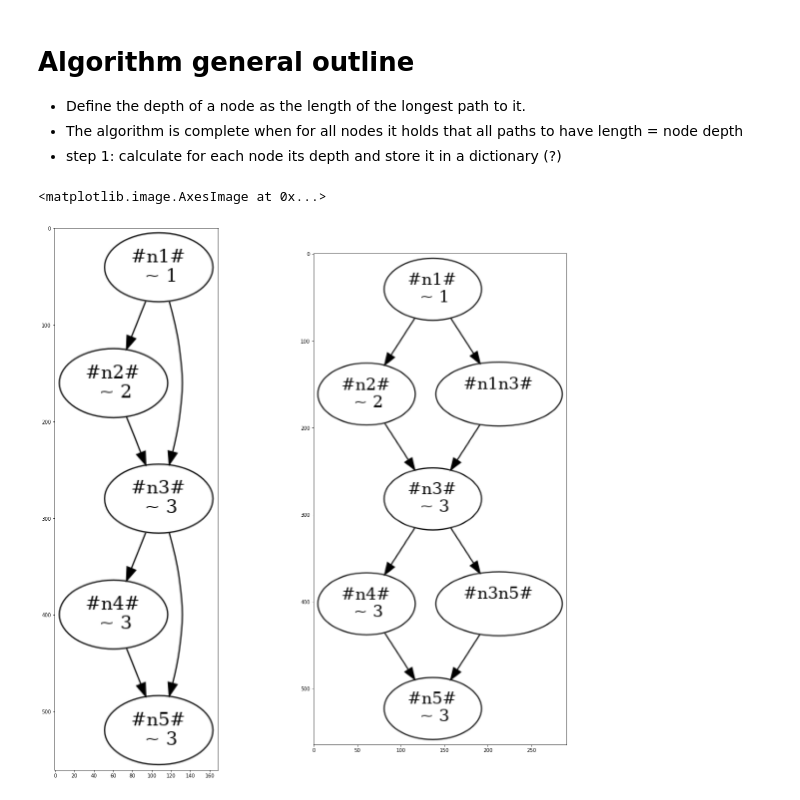
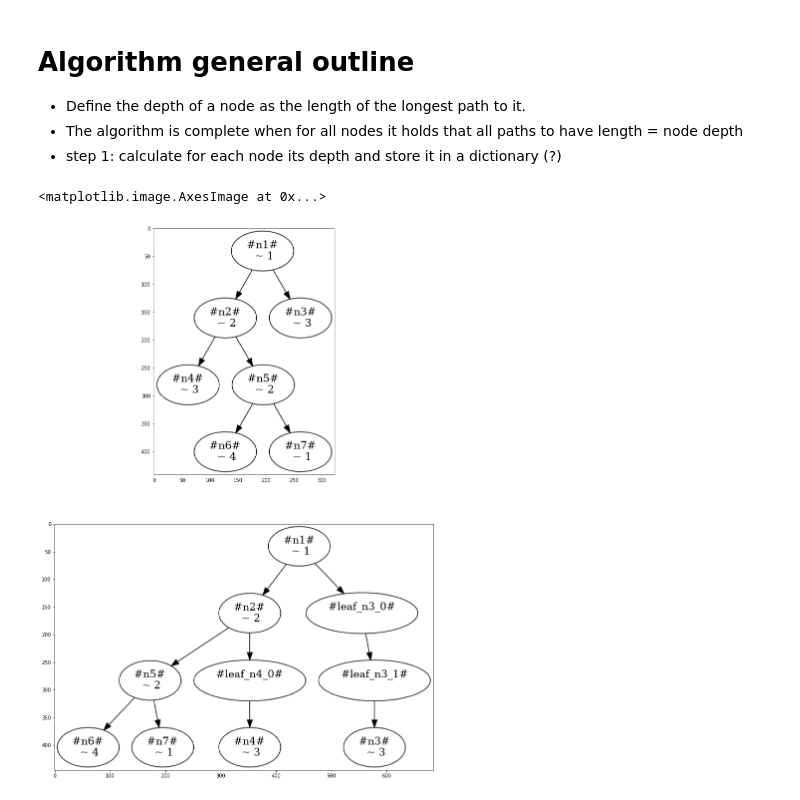
Before and after one commit to DBGilles/NemesisRetroWrite, a Jupyter notebook: retrowrite/rwtools/nemesis/archived_notebooks/insert_nodes_v2.ipynb, the cells around one changed output. Saved outputs shown, nothing was run; the diff lists cells and outputs as text; code cells hidden in the pictures.

Commit message:
improved equalizing branches, fixed extract subgraph

```diff
--- a/retrowrite/rwtools/nemesis/archived_notebooks/insert_nodes_v2.ipynb
+++ b/retrowrite/rwtools/nemesis/archived_notebooks/insert_nodes_v2.ipynb
@@ -76,41 +76,49 @@ axs[2].imshow(cfg.to_img())
 - The algorithm is complete when for all nodes it holds that all paths to have length = node depth
 - step 1: calculate for each node its depth and store it in a dictionary (?)
 # %%
+%autoreload 2
+
 G = nx.DiGraph()
 n1 = AbstractNemesisNode([1], "n1")
 n2 = AbstractNemesisNode([2], "n2")
 n3 = AbstractNemesisNode([3], "n3")
 
 n4 = AbstractNemesisNode([3], "n4")
-n5 = AbstractNemesisNode([3], "n5")
+n5 = AbstractNemesisNode([2], "n5")
+n6 = AbstractNemesisNode([1], "n6")
+n6 = AbstractNemesisNode([4], "n6")
+n7 = AbstractNemesisNode([1], "n7")
+
 
 
 g_nodes = [n1, n2, n3, n4, n5]
 
-G.add_node(n1)
-G.add_node(n2)
-G.add_node(n3)
-G.add_node(n4)
-G.add_node(n5)
 
 G.add_edge(n1, n2)
+
 G.add_edge(n1, n3)
-G.add_edge(n2, n3)
 
-G.add_edge(n3, n4)
-G.add_edge(n3, n5)
-G.add_edge(n4, n5)
+
+
+G.add_edge(n2, n4)
+G.add_edge(n2, n5)
+G.add_edge(n2, n5)
+
+G.add_edge(n5, n6)
+G.add_edge(n5, n7)
+
 
 
 cfg = ControlFlowGraph(list(G.nodes), G)
-figs, axs = plt.subplots(1,2, figsize=(20, 20))
+figs, axs = plt.subplots(2, figsize=(20, 20))
 
 axs[0].imshow(cfg.to_img())
 
-cfg.insert_nodes()
+cfg.insert_nodes(n1)
+cfg.equalize_branches(n1)
 
 
 axs[1].imshow(cfg.to_img())
 # %% [output]
 <matplotlib.image.AxesImage at 0x...>
-[figure, old version]
+[figure, new version]
```
Also changed, not shown: parts of 4 cells of this notebook, 3 other files.
